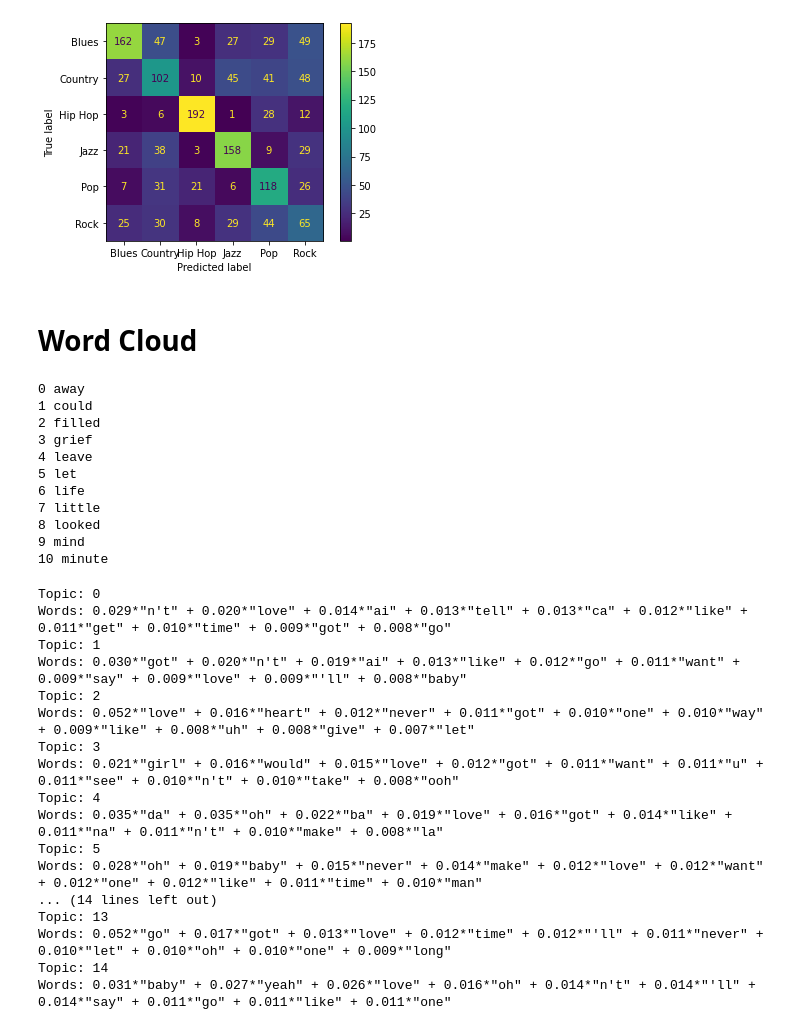
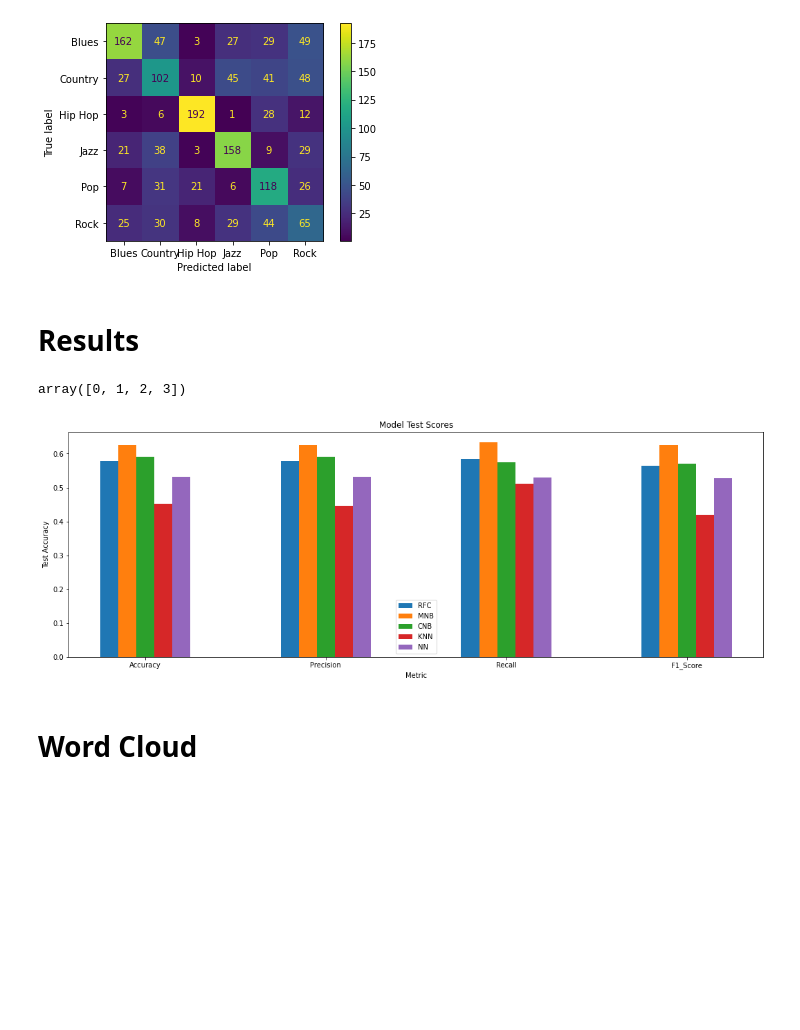
Before and after one commit to ZibingZhang/cs4120, a Jupyter notebook: PredictingGenre.ipynb, the cells around one changed output. Drawn from its saved outputs; the diff is of its cells as text; code cells hidden in the pictures; blank space fills up the shorter version.

```diff
--- a/PredictingGenre.ipynb
+++ b/PredictingGenre.ipynb
@@ -865,47 +865,43 @@ Confusion matrix [[162  47   3  27  29  49]
  [  7  31  21   6 118  26]
  [ 25  30   8  29  44  65]]
 [figure]
+# %% [markdown]
+# Results
+# %%
+X_axis
+# %% [output]
+array([0, 1, 2, 3])
+# %%
+model_results = {'RFC': [.579, .578, .584, .565],
+                'MNB': [.626, .625, .633, .626],
+                'CNB': [.591, .590, .575, .570],
+                'KNN': [.452, .447, .512, .419],
+                'NN': [.531, .532, .530, .527]}
+
+X = ['Accuracy', 'Precision', 'Recall', 'F1_Score']
+
+RFC = model_results['RFC']
+MNB = model_results['MNB']
+CNB = model_results['CNB']
+KNN = model_results['KNN']
+NN = model_results['NN']
+
+X_axis = np.arange(len(X))
+plt.bar(X_axis - 0.4, RFC, 0.1, label = 'RFC')
+plt.bar(X_axis - 0.2, MNB, 0.1, label = 'MNB')
+plt.bar(X_axis, CNB, 0.2, label = 'CNB')
+plt.bar(X_axis + 0.2, KNN, 0.1, label = 'KNN')
+plt.bar(X_axis + 0.4, NN, 0.1, label = 'NN')
+
+plt.xticks(X_axis, X)
+
+plt.gcf().set_size_inches(18, 6)
+plt.xlabel("Metric")
+plt.ylabel('Test Accuracy')
+plt.title("Model Test Scores")
+plt.legend()
+plt.show()
+# %% [output]
+[figure, added]
 # %% [markdown]
 # Word Cloud
-# %%
-lemmed_lyrics_tokenized = [nltk.word_tokenize(doc) for doc in lemmed_lyrics]
-
-dictionary = gensim.corpora.Dictionary(lemmed_lyrics_tokenized)
-
-dictionary.filter_extremes(no_below=15, no_above=0.5, keep_n=100000)
-
-bow_corpus = [dictionary.doc2bow(doc) for doc in lemmed_lyrics_tokenized]
-# %% [output]
-0 away
-1 could
-2 filled
-3 grief
-4 leave
-5 let
-6 life
-7 little
-8 looked
-9 mind
-10 minute
-# %%
-lda_model = gensim.models.LdaMulticore(bow_corpus, num_topics=15, id2word=dictionary, passes=2, workers=2)
-for idx, topic in lda_model.print_topics(-1):
-    print('Topic: {} \nWords: {}'.format(idx, topic))
-# %% [output]
-Topic: 0
-Words: 0.029*"n't" + 0.020*"love" + 0.014*"ai" + 0.013*"tell" + 0.013*"ca" + 0.012*"like" + 0.011*"get" + 0.010*"time" + 0.009*"got" + 0.008*"go"
-Topic: 1
-Words: 0.030*"got" + 0.020*"n't" + 0.019*"ai" + 0.013*"like" + 0.012*"go" + 0.011*"want" + 0.009*"say" + 0.009*"love" + 0.009*"'ll" + 0.008*"baby"
-Topic: 2
-Words: 0.052*"love" + 0.016*"heart" + 0.012*"never" + 0.011*"got" + 0.010*"one" + 0.010*"way" + 0.009*"like" + 0.008*"uh" + 0.008*"give" + 0.007*"let"
-Topic: 3
-Words: 0.021*"girl" + 0.016*"would" + 0.015*"love" + 0.012*"got" + 0.011*"want" + 0.011*"u" + 0.011*"see" + 0.010*"n't" + 0.010*"take" + 0.008*"ooh"
-Topic: 4
-Words: 0.035*"da" + 0.035*"oh" + 0.022*"ba" + 0.019*"love" + 0.016*"got" + 0.014*"like" + 0.011*"na" + 0.011*"n't" + 0.010*"make" + 0.008*"la"
-Topic: 5
-Words: 0.028*"oh" + 0.019*"baby" + 0.015*"never" + 0.014*"make" + 0.012*"love" + 0.012*"want" + 0.012*"one" + 0.012*"like" + 0.011*"time" + 0.010*"man"
-... (14 lines left out)
-Topic: 13
-Words: 0.052*"go" + 0.017*"got" + 0.013*"love" + 0.012*"time" + 0.012*"'ll" + 0.011*"never" + 0.010*"let" + 0.010*"oh" + 0.010*"one" + 0.009*"long"
-Topic: 14
-Words: 0.031*"baby" + 0.027*"yeah" + 0.026*"love" + 0.016*"oh" + 0.014*"n't" + 0.014*"'ll" + 0.014*"say" + 0.011*"go" + 0.011*"like" + 0.011*"one"
```
Also changed, not shown: parts of 4 cells of this notebook.
